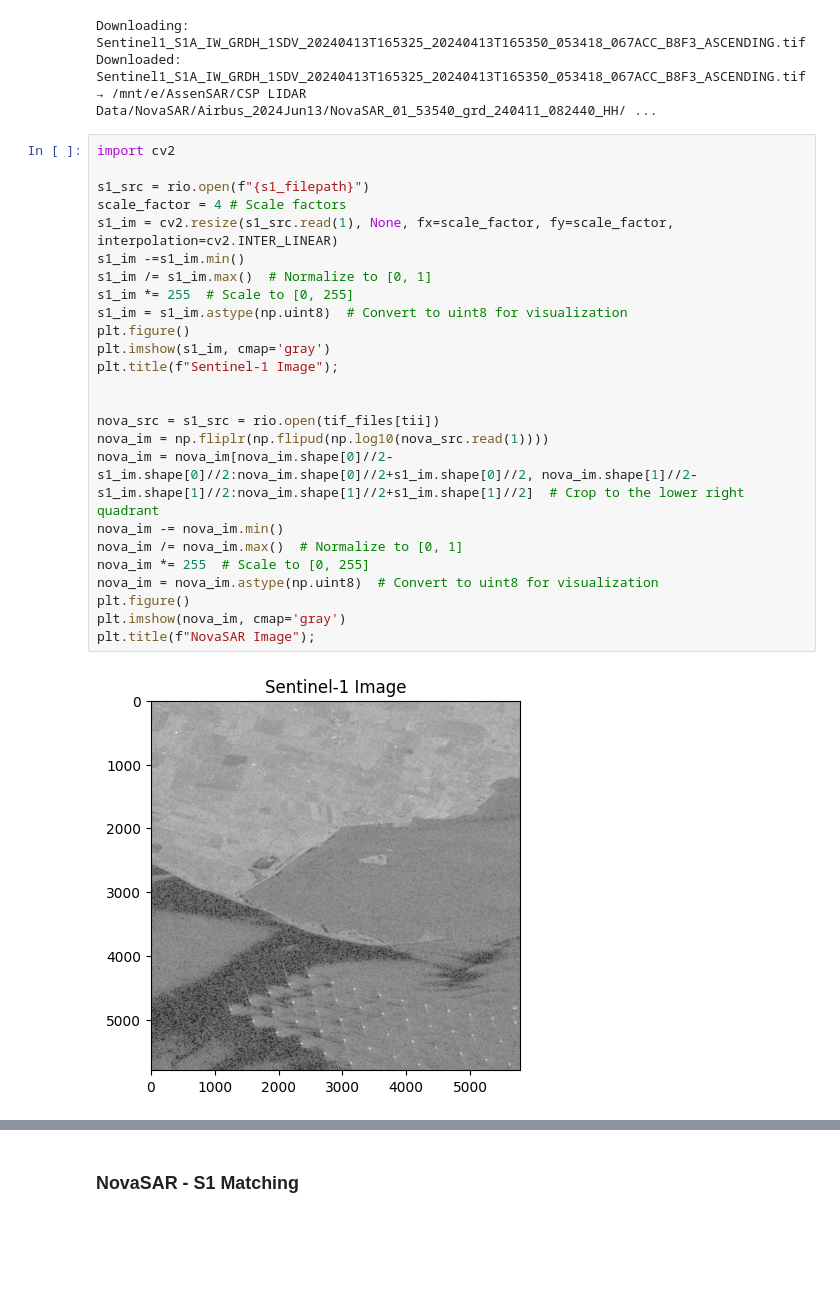
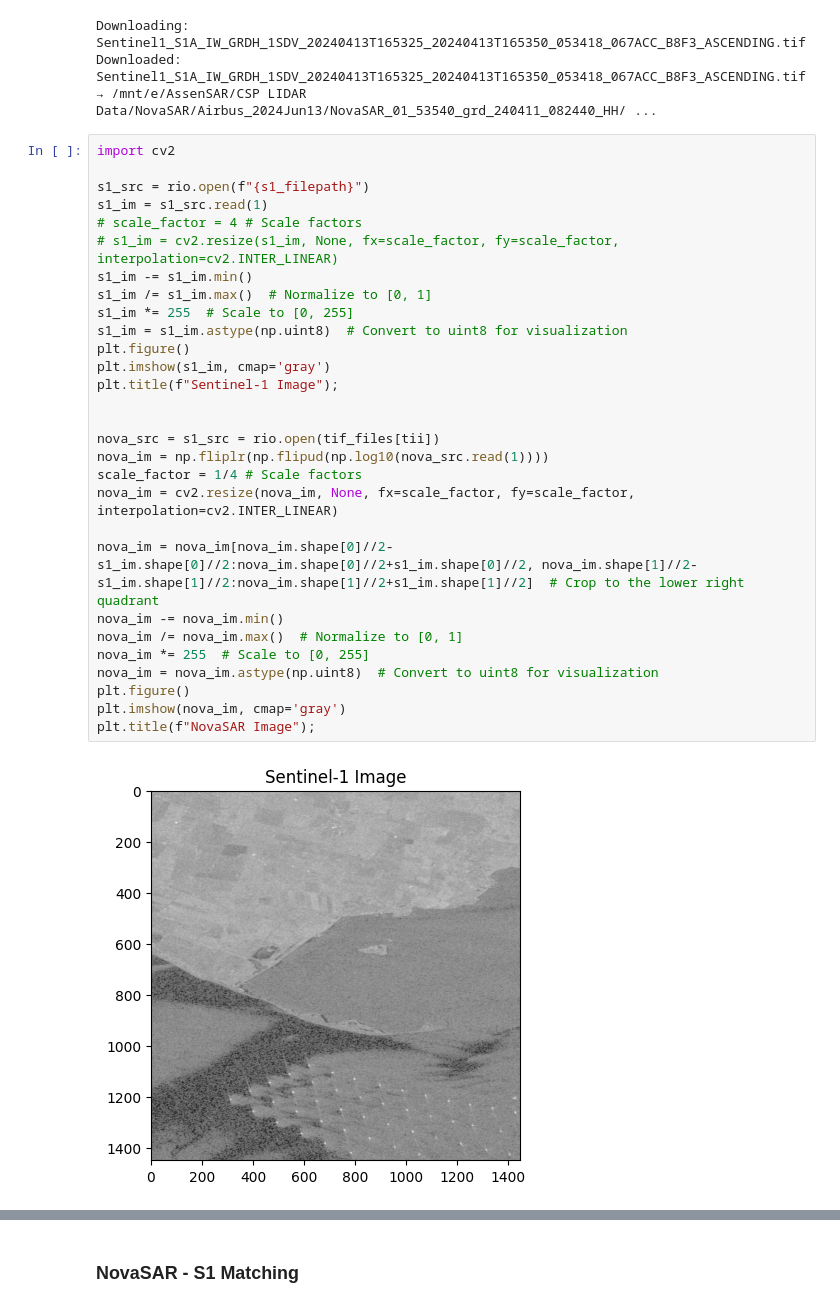
Before and after one commit to Benyaminhosseiny/NASTaR, a Jupyter notebook: NovaSAR_AIS_Processing.ipynb, the cells around one changed output, grey strips where cells are left out. Cells and saved outputs as stored; diff of their text form; blank space fills up the shorter version.

```diff
--- a/NovaSAR_AIS_Processing.ipynb
+++ b/NovaSAR_AIS_Processing.ipynb
@@ -420,27 +507,31 @@ Downloaded: Sentinel1_S1A_IW_GRDH_1SDV_20240413T165325_20240413T165350_053418_06
 # %%
 import cv2
 
 s1_src = rio.open(f"{s1_filepath}")
-scale_factor = 4 # Scale factors
-s1_im = cv2.resize(s1_src.read(1), None, fx=scale_factor, fy=scale_factor, interpolation=cv2.INTER_LINEAR)
-s1_im -=s1_im.min()
+s1_im = s1_src.read(1)
+# scale_factor = 4 # Scale factors
+# s1_im = cv2.resize(s1_im, None, fx=scale_factor, fy=scale_factor, interpolation=cv2.INTER_LINEAR)
+s1_im -= s1_im.min()
 s1_im /= s1_im.max()  # Normalize to [0, 1]
 s1_im *= 255  # Scale to [0, 255]
 s1_im = s1_im.astype(np.uint8)  # Convert to uint8 for visualization
 plt.figure()
 plt.imshow(s1_im, cmap='gray')
 plt.title(f"Sentinel-1 Image");
 
 
 nova_src = s1_src = rio.open(tif_files[tii])
 nova_im = np.fliplr(np.flipud(np.log10(nova_src.read(1))))
+scale_factor = 1/4 # Scale factors
+nova_im = cv2.resize(nova_im, None, fx=scale_factor, fy=scale_factor, interpolation=cv2.INTER_LINEAR)
+
 nova_im = nova_im[nova_im.shape[0]//2-s1_im.shape[0]//2:nova_im.shape[0]//2+s1_im.shape[0]//2, nova_im.shape[1]//2-s1_im.shape[1]//2:nova_im.shape[1]//2+s1_im.shape[1]//2]  # Crop to the lower right quadrant
 nova_im -= nova_im.min()
 nova_im /= nova_im.max()  # Normalize to [0, 1]
 nova_im *= 255  # Scale to [0, 255]
 nova_im = nova_im.astype(np.uint8)  # Convert to uint8 for visualization
 plt.figure()
 plt.imshow(nova_im, cmap='gray')
 plt.title(f"NovaSAR Image");
 # %% [output]
-[figure, old version]
+[figure, new version]
```
Also changed, not shown: parts of 12 cells of this notebook.
